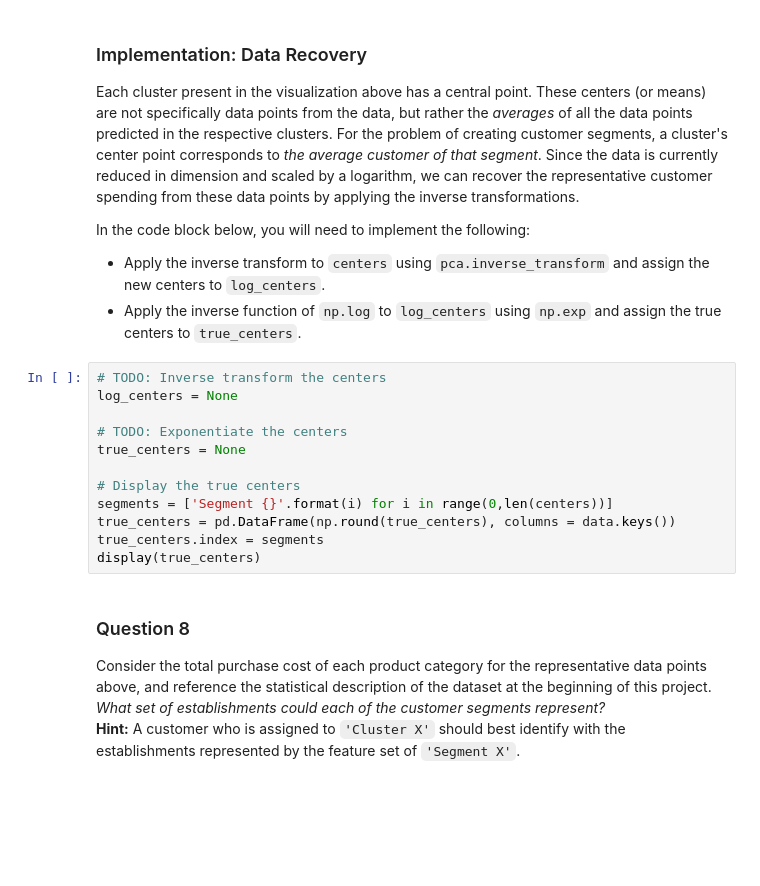
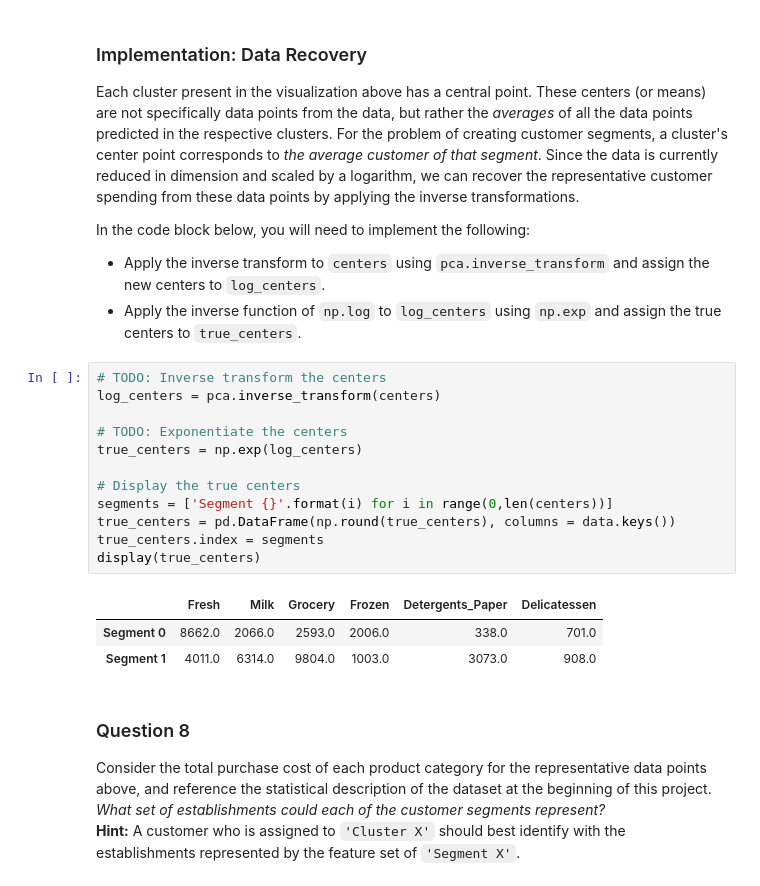
Before and after one commit to iterativo/machine-learning-nanodegree, a Jupyter notebook: projects/creating_customer_segments/customer_segments.ipynb, the cells around one changed output. Drawn from its saved outputs; the diff is of its cells as text; blank space fills up the shorter version.

```diff
--- a/projects/creating_customer_segments/customer_segments.ipynb
+++ b/projects/creating_customer_segments/customer_segments.ipynb
@@ -508,16 +508,20 @@ In the code block below, you will need to implement the following:
  - Apply the inverse function of `np.log` to `log_centers` using `np.exp` and assign the true centers to `true_centers`.
 # %%
 # TODO: Inverse transform the centers
-log_centers = None
+log_centers = pca.inverse_transform(centers)
 
 # TODO: Exponentiate the centers
-true_centers = None
+true_centers = np.exp(log_centers)
 
 # Display the true centers
 segments = ['Segment {}'.format(i) for i in range(0,len(centers))]
 true_centers = pd.DataFrame(np.round(true_centers), columns = data.keys())
 true_centers.index = segments
 display(true_centers)
+# %% [output]
+|  | Fresh | Milk | Grocery | Frozen | Detergents_Paper | Delicatessen |
+| Segment 0 | 8662.0 | 2066.0 | 2593.0 | 2006.0 | 338.0 | 701.0 |
+| Segment 1 | 4011.0 | 6314.0 | 9804.0 | 1003.0 | 3073.0 | 908.0 |
 # %% [markdown]
 ### Question 8
 Consider the total purchase cost of each product category for the representative data points above, and reference the statistical description of the dataset at the beginning of this project. *What set of establishments could each of the customer segments represent?*
```
Also changed, not shown: parts of 8 cells of this notebook.
